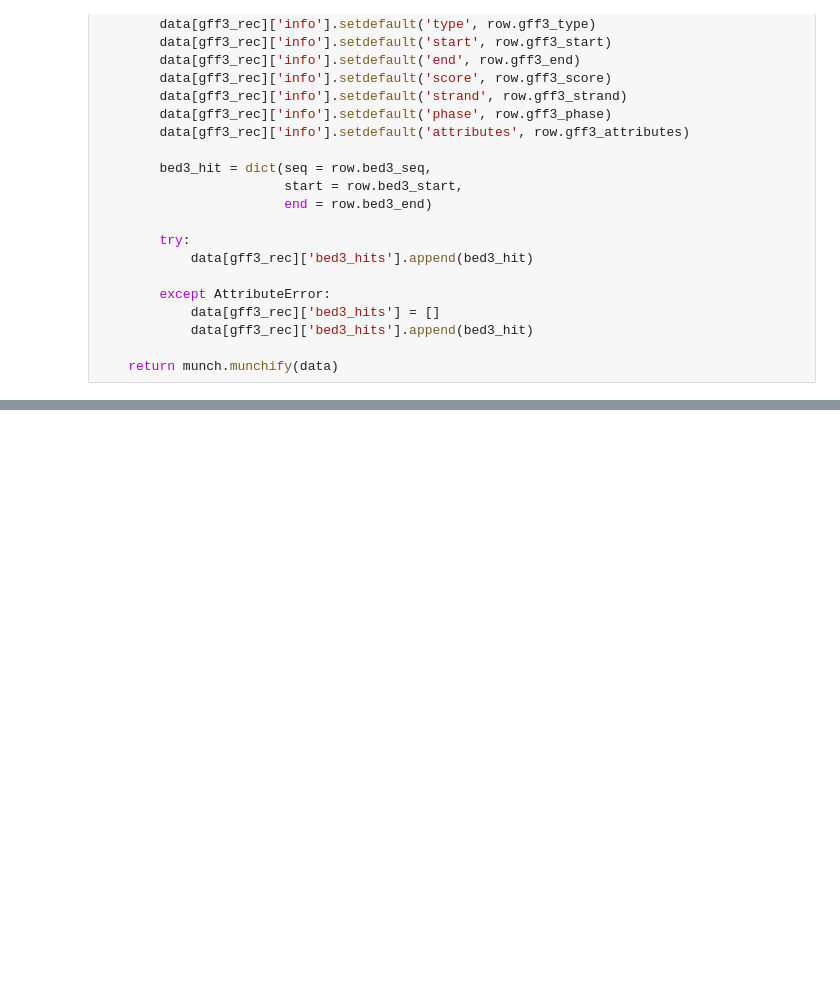
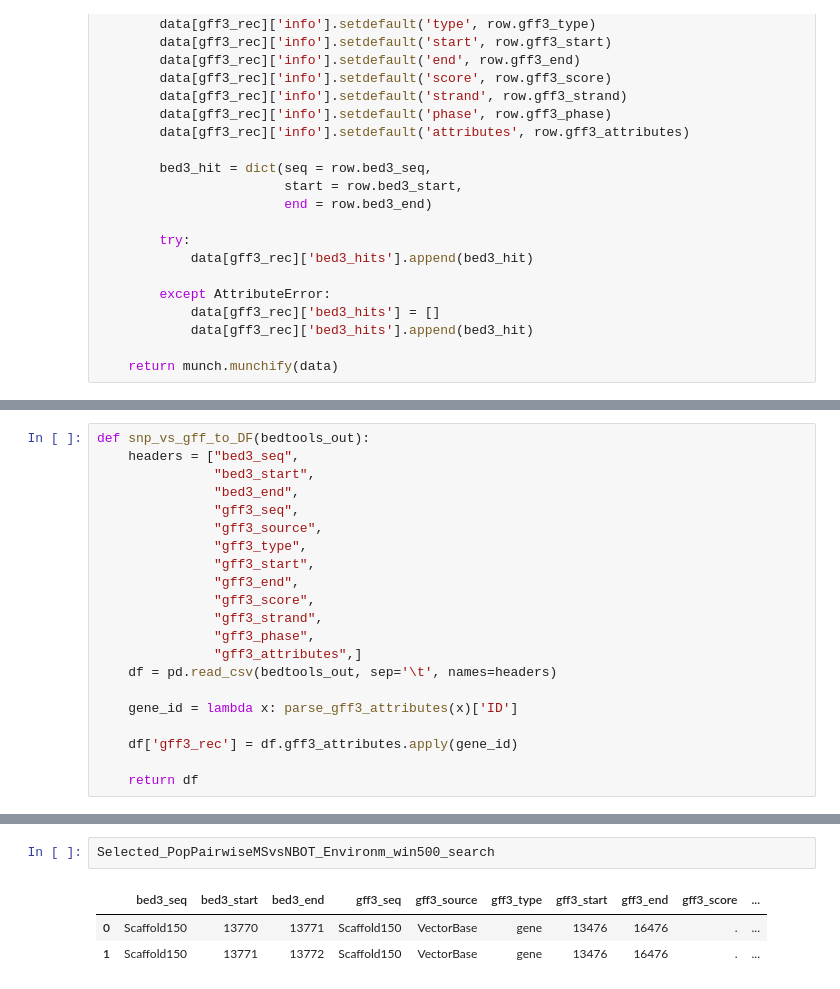
Before and after one commit to xguse/ipy_notebooks, a Jupyter notebook: YALE/ddrad58/2015-04-02_functional_annotation_table_generator_post_rerun.ipynb, the cells around one changed output, grey strips where cells are left out. Drawn from its saved outputs; the diff is of its cells as text; blank space fills up the shorter version.

```diff
--- a/YALE/ddrad58/2015-04-02_functional_annotation_table_generator_post_rerun.ipynb
+++ b/YALE/ddrad58/2015-04-02_functional_annotation_table_generator_post_rerun.ipynb
@@ -508,0 +340,21 @@ GFUI014449
+# %%
+def snp_vs_gff_to_DF(bedtools_out):
+    headers = ["bed3_seq",
+               "bed3_start",
+               "bed3_end",
+               "gff3_seq",
+               "gff3_source",
+               "gff3_type",
+               "gff3_start",
+               "gff3_end",
+               "gff3_score",
+               "gff3_strand",
+               "gff3_phase",
+               "gff3_attributes",]
+    df = pd.read_csv(bedtools_out, sep='\t', names=headers)
+
+    gene_id = lambda x: parse_gff3_attributes(x)['ID']
+
+    df['gff3_rec'] = df.gff3_attributes.apply(gene_id)
+
+    return df
@@ -508,0 +608,6 @@ GFUI014449
+# %%
+Selected_PopPairwiseMSvsNBOT_Environm_win500_search
+# %% [output]
+|  | bed3_seq | bed3_start | bed3_end | gff3_seq | gff3_source | gff3_type | gff3_start | gff3_end | gff3_score | ... |
+| 0 | Scaffold150 | 13770 | 13771 | Scaffold150 | VectorBase | gene | 13476 | 16476 | . | ... |
+| 1 | Scaffold150 | 13771 | 13772 | Scaffold150 | VectorBase | gene | 13476 | 16476 | . | ... |
```
Also changed, not shown: parts of 38 cells of this notebook.
